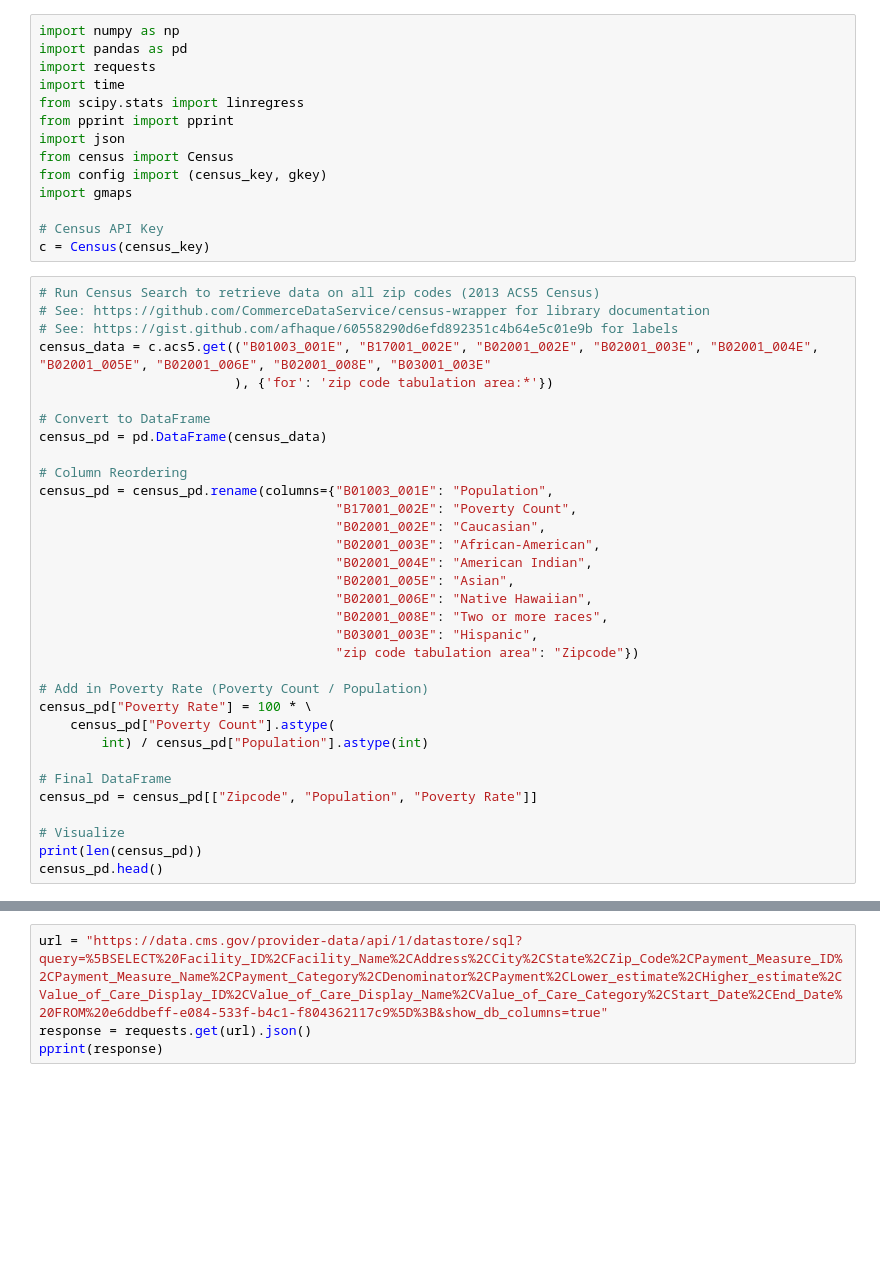
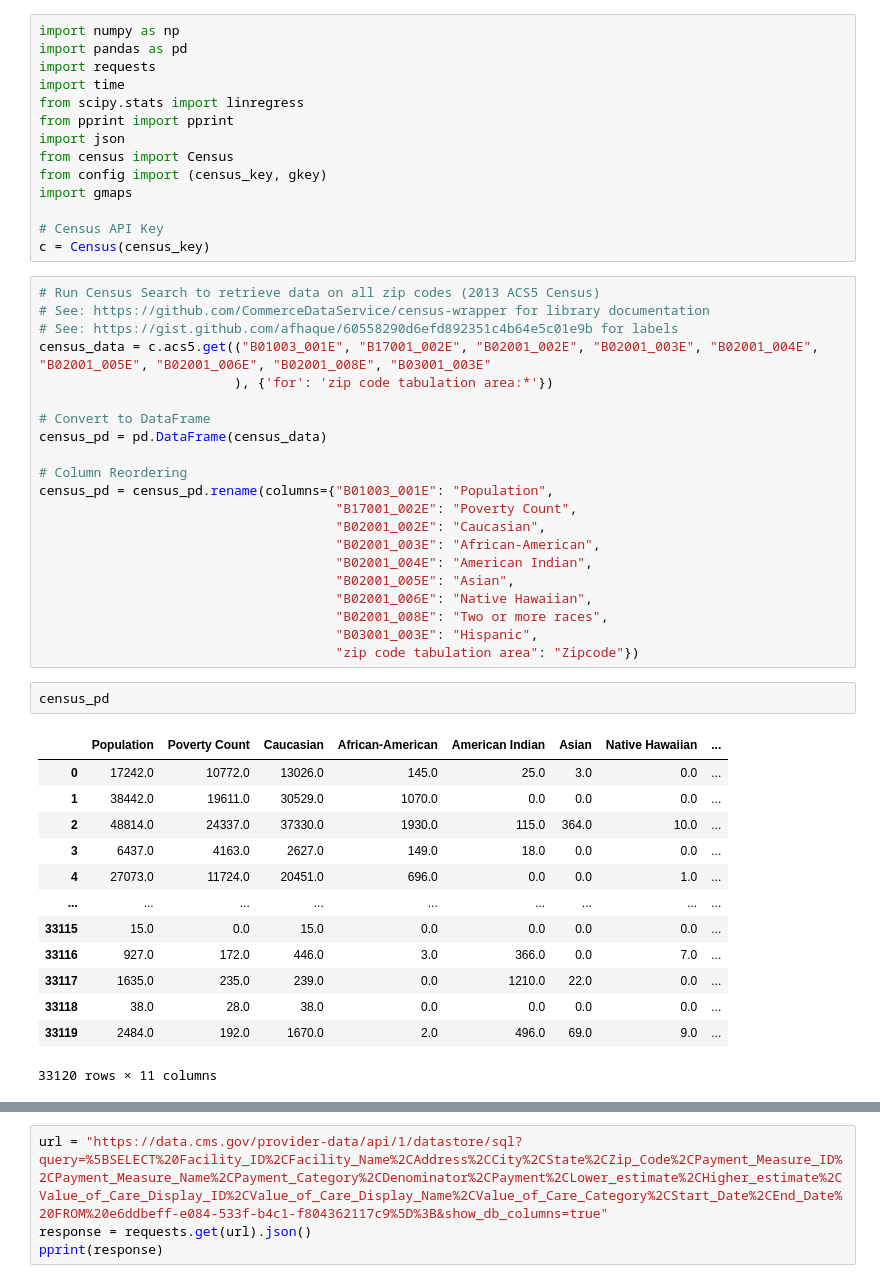
Before and after one commit to NoahGoldstein13/full_stack_data_analytics_project, a Jupyter notebook: Nadia/cleaning_data.ipynb, the cells around one changed output, grey strips where cells are left out. Drawn from its saved outputs; the diff is of its cells as text; blank space fills up the shorter version.

Commit message:
ran on random zipcodes

```diff
--- a/Nadia/cleaning_data.ipynb
+++ b/Nadia/cleaning_data.ipynb
@@ -33,15 +33,19 @@ census_pd = census_pd.rename(columns={"B01003_001E": "Population",
                                       "B02001_008E": "Two or more races",
                                       "B03001_003E": "Hispanic",
                                       "zip code tabulation area": "Zipcode"})
-
-# Add in Poverty Rate (Poverty Count / Population)
-census_pd["Poverty Rate"] = 100 * \
-    census_pd["Poverty Count"].astype(
-        int) / census_pd["Population"].astype(int)
-
-# Final DataFrame
-census_pd = census_pd[["Zipcode", "Population", "Poverty Rate"]]
-
-# Visualize
-print(len(census_pd))
-census_pd.head()
+# %%
+census_pd
+# %% [output]
+|  | Population | Poverty Count | Caucasian | African-American | American Indian | Asian | Native Hawaiian | ... |
+| 0 | 17242.0 | 10772.0 | 13026.0 | 145.0 | 25.0 | 3.0 | 0.0 | ... |
+| 1 | 38442.0 | 19611.0 | 30529.0 | 1070.0 | 0.0 | 0.0 | 0.0 | ... |
+| 2 | 48814.0 | 24337.0 | 37330.0 | 1930.0 | 115.0 | 364.0 | 10.0 | ... |
+| 3 | 6437.0 | 4163.0 | 2627.0 | 149.0 | 18.0 | 0.0 | 0.0 | ... |
+| 4 | 27073.0 | 11724.0 | 20451.0 | 696.0 | 0.0 | 0.0 | 1.0 | ... |
+| ... | ... | ... | ... | ... | ... | ... | ... | ... |
+| 33115 | 15.0 | 0.0 | 15.0 | 0.0 | 0.0 | 0.0 | 0.0 | ... |
+| 33116 | 927.0 | 172.0 | 446.0 | 3.0 | 366.0 | 0.0 | 7.0 | ... |
+| 33117 | 1635.0 | 235.0 | 239.0 | 0.0 | 1210.0 | 22.0 | 0.0 | ... |
+| 33118 | 38.0 | 28.0 | 38.0 | 0.0 | 0.0 | 0.0 | 0.0 | ... |
+| 33119 | 2484.0 | 192.0 | 1670.0 | 2.0 | 496.0 | 69.0 | 9.0 | ... |
+33120 rows × 11 columns
```
Also changed, not shown: parts of 1 cell of this notebook.
